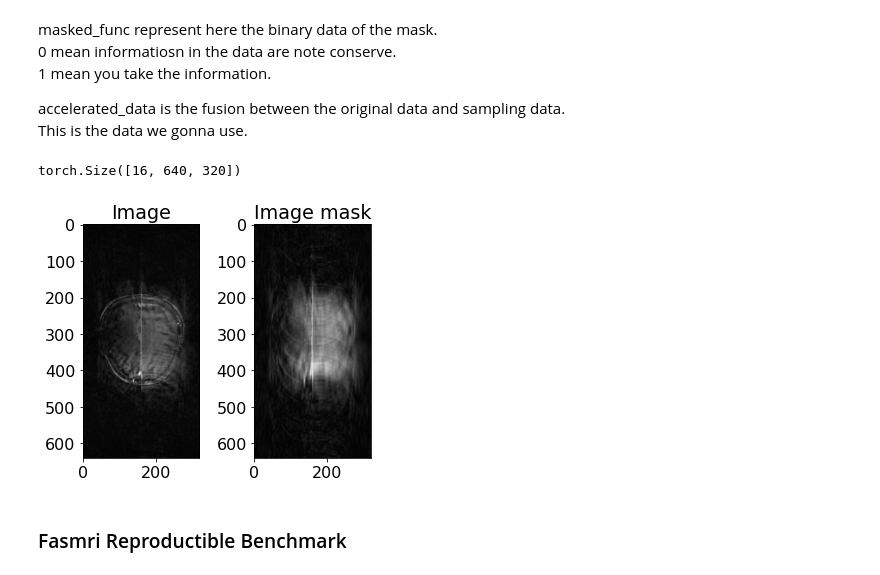
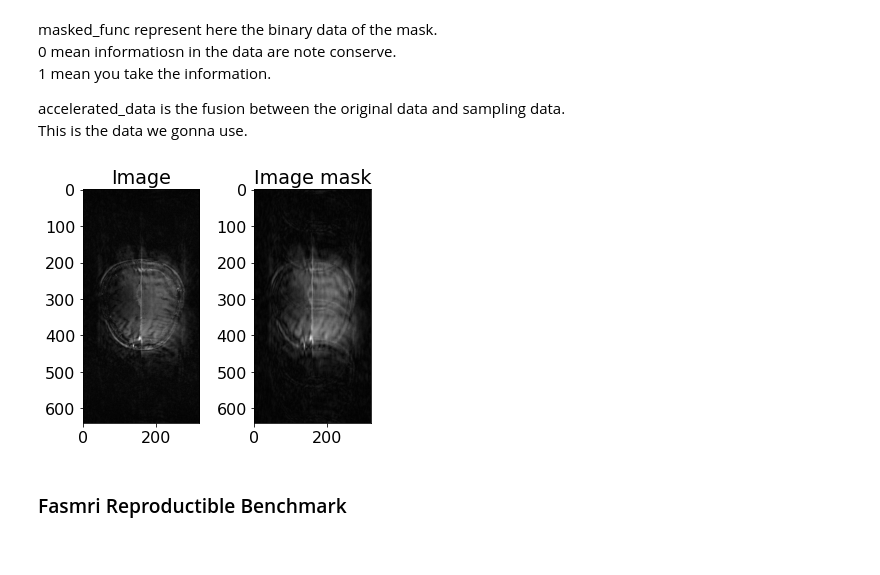
Before and after one commit to mind-inria/mri-dl-recon, a Jupyter notebook: src/mri_dlrecon/functions_torch/tuto_function_torch.ipynb, the cells around one changed output. Drawn from its saved outputs; the diff is of its cells as text; code cells hidden in the pictures.

```diff
--- a/src/mri_dlrecon/functions_torch/tuto_function_torch.ipynb
+++ b/src/mri_dlrecon/functions_torch/tuto_function_torch.ipynb
@@ -23,14 +23,7 @@ plt.rcParams['font.size'] = 16
 ## Download data
 # %%
 file_path = "/volatile/FastMRI/brain_multicoil_train/multicoil_train/file_brain_AXT1POST_201_6002780.h5"
-
-hf = h5py.File(file_path)
-
-kspace_m = hf['kspace'][()]
-kspace_m.shape
-kspace_m.dtype
-
-kspace_m = torch.tensor(kspace_m, dtype=torch.complex64)
+kspace_m = load_and_transform(file_path)
 # %% [markdown]
 Les données sont complex.
 Shape = [Batch , coils , H, W]
@@ -88,27 +76,27 @@ masked_func represent here the binary data of the mask.
 
 accelerated_data is the fusion between the original data and sampling data.
 This is the data we gonna use.
+# %%
+masked_image = create_masked_Image(mask, kspace)
 # %%
-masked_data , _ = mask(kspace.shape)
-masked_kspace = kspace * masked_data
-masked_kspace.shape
+# masked_data , _ = mask(kspace.shape)
+# masked_kspace = kspace * masked_data
+# masked_kspace.shape
-# %% [output]
-torch.Size([16, 640, 320])
 # %%
-masked_image = torch.fft.fftshift(torch.fft.ifft2(masked_kspace))
+# masked_image = torch.fft.fftshift(torch.fft.ifft2(masked_kspace))
 # %%
 plt.subplot(1,2,1)
 plt.imshow(np.abs(image[0, :,: ].numpy()))
 plt.title("Image")
 
 plt.subplot(1,2,2)
-plt.imshow(np.abs(masked_image[0, :,: ].numpy()))
+plt.imshow(np.abs(masked_image[0, 0, :,: ].numpy()))
 plt.title("Image mask")
 
 plt.tight_layout()
 plt.show()
 # %% [output]
-[figure, old version]
+[figure, new version]
 # %% [markdown]
 ### Fasmri Reproductible Benchmark
 # %%
```
Also changed, not shown: parts of 9 cells of this notebook, 2 other files.
